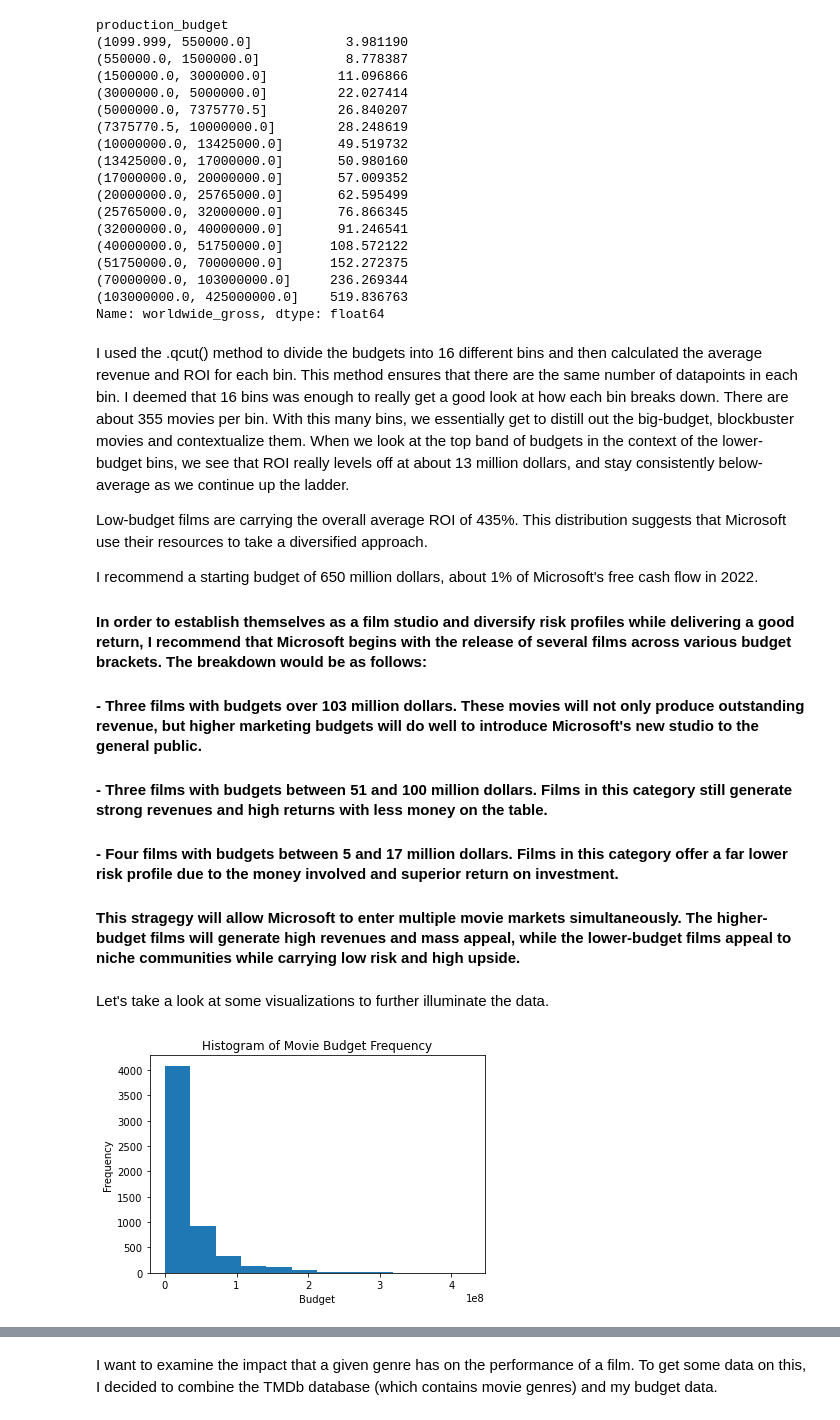
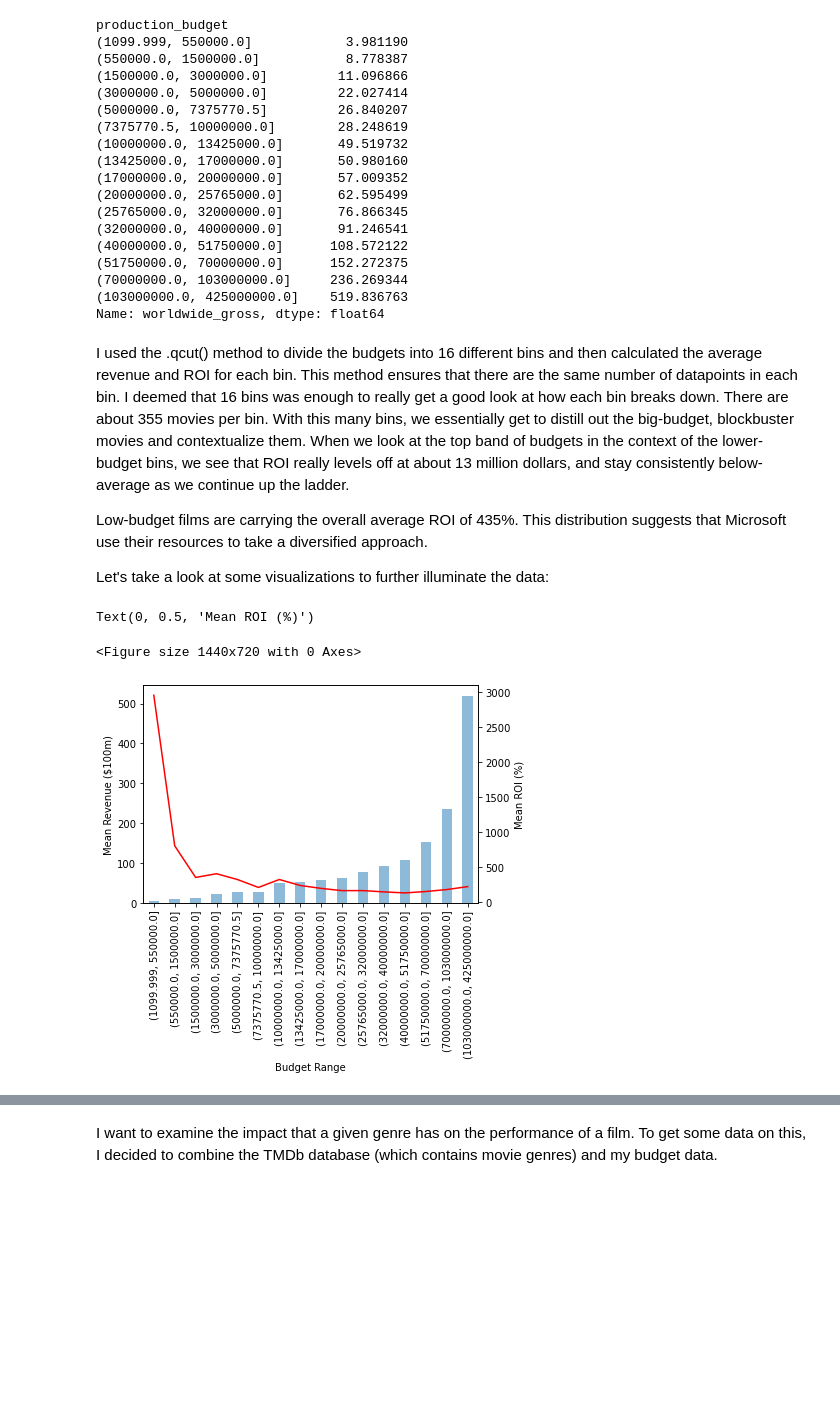
Before and after one commit to apell74/dsc-phase-1-project-final, a Jupyter notebook: student.ipynb, the cells around one changed output, grey strips where cells are left out. Saved outputs shown, nothing was run; the diff lists cells and outputs as text; code cells hidden in the pictures; blank space fills up the shorter version.

```diff
--- a/student.ipynb
+++ b/student.ipynb
@@ -373,29 +384,22 @@ I used the .qcut() method to divide the budgets into 16 different bins and then
 
 Low-budget films are carrying the overall average ROI of 435%. This distribution suggests that Microsoft use their resources to take a diversified approach.
 
-I recommend a starting budget of 650 million dollars, about 1% of Microsoft's free cash flow in 2022.
-
-#### In order to establish themselves as a film studio and diversify risk profiles while delivering a good return, I recommend that Microsoft begins with the release of several films across various budget brackets. The breakdown would be as follows:
-#### - Three films with budgets over 103 million dollars. These movies will not only produce outstanding revenue, but higher marketing budgets will do well to introduce Microsoft's new studio to the general public.
-#### - Three films with budgets between 51 and 100 million dollars. Films in this category still generate strong revenues and high returns with less money on the table.
-#### - Four films with budgets between 5 and 17 million dollars. Films in this category offer a far lower risk profile due to the money involved and superior return on investment.
-
-#### This stragegy will allow Microsoft to enter multiple movie markets simultaneously. The higher-budget films will generate high revenues and mass appeal, while the lower-budget films appeal to niche communities while carrying low risk and high upside.
+Let's take a look at some visualizations to further illuminate the data:
-# %% [markdown]
-Let's take a look at some visualizations to further illuminate the data.
-# %%
-# Create a line plot of mean ROI vs. budget range
-budget = budgets['production_budget']
-roi = budgets['ROI']
-revenue = budgets['worldwide_gross']
-budget_groups = budgets.groupby(pd.cut(budget, bins=12))
-mean_roi = budget_groups['ROI'].mean()
-
-plt.hist(budget, bins=12)
-plt.xlabel('Budget')
-plt.ylabel('Frequency')
-plt.title('Histogram of Movie Budget Frequency')
-
-plt.show()
-# %% [output]
-[figure, removed]
+# %%
+plt.figure(figsize=(20,10))
+fig, ax1 = plt.subplots()
+
+revenue_by_budget_range.plot.bar(ax=ax1, alpha=0.5, label='Mean Revenue (million $)')
+ax1.set_xlabel('Budget Range')
+ax1.set_ylabel('Mean Revenue ($100m)')
+
+# Overlay line plot of ROI
+ax2 = ax1.twinx()
+
+roi_by_budget_range.plot(ax=ax2, color='red', label='Mean ROI (%)')
+ax2.set_xlabel('Budget Range')
+ax2.set_ylabel('Mean ROI (%)')
+# %% [output]
+Text(0, 0.5, 'Mean ROI (%)')
+<Figure size 1440x720 with 0 Axes>
+[figure, added]
```
Also changed, not shown: parts of 27 cells of this notebook, 1 other file.
